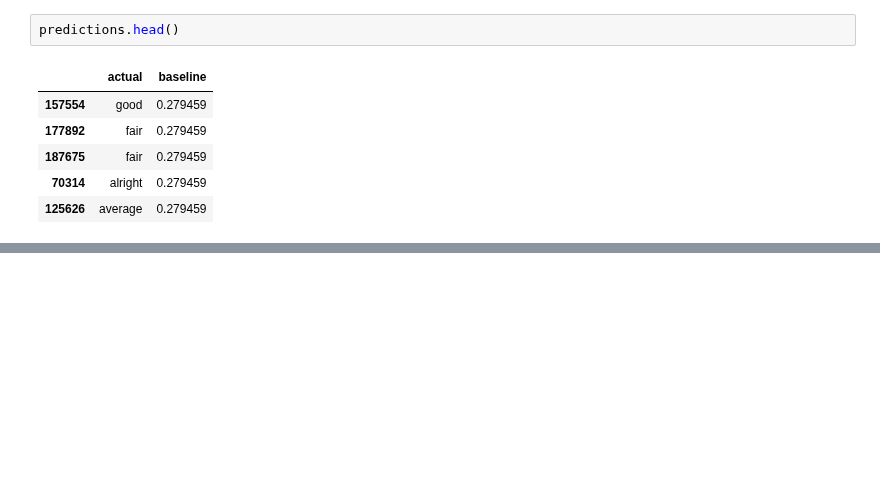
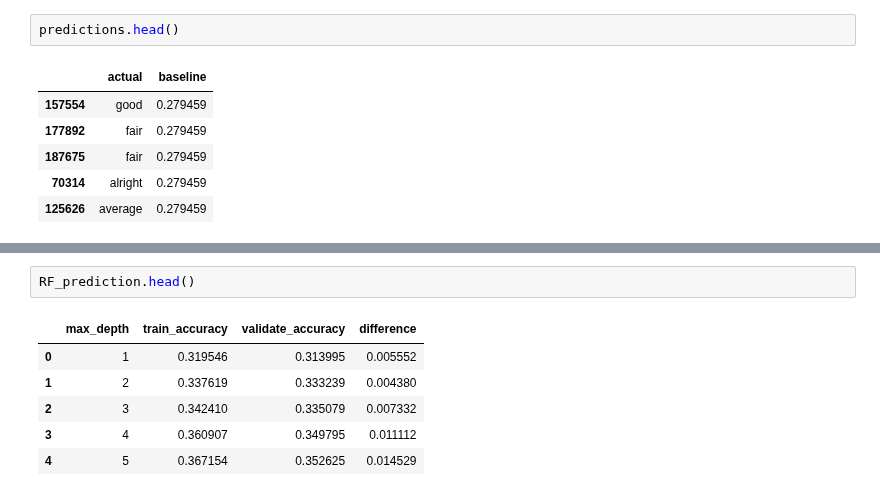
Before and after one commit to MrEnigmamgine/Videogame-Capstone_fork, a Jupyter notebook: Lindy_workbook.ipynb, the cells around one changed output, grey strips where cells are left out. Cells and saved outputs as stored; diff of their text form; blank space fills up the shorter version.

```diff
--- a/Lindy_workbook.ipynb
+++ b/Lindy_workbook.ipynb
@@ -859,0 +922,9 @@ ValueError: could not convert string to float: 'good'
+# %%
+RF_prediction.head()
+# %% [output]
+|  | max_depth | train_accuracy | validate_accuracy | difference |
+| 0 | 1 | 0.319546 | 0.313995 | 0.005552 |
+| 1 | 2 | 0.337619 | 0.333239 | 0.004380 |
+| 2 | 3 | 0.342410 | 0.335079 | 0.007332 |
+| 3 | 4 | 0.360907 | 0.349795 | 0.011112 |
+| 4 | 5 | 0.367154 | 0.352625 | 0.014529 |
```
Also changed, not shown: parts of 17 cells of this notebook.
